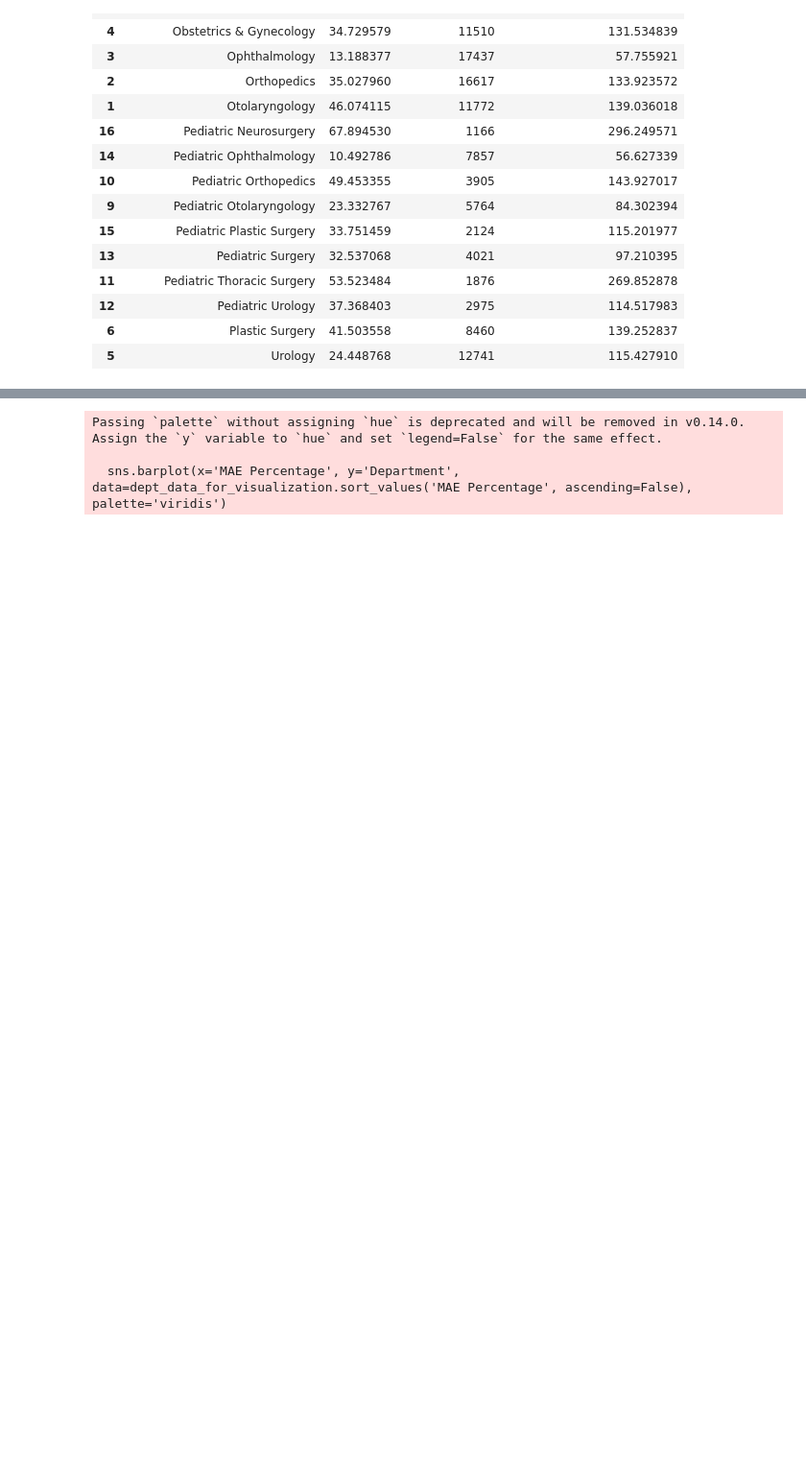
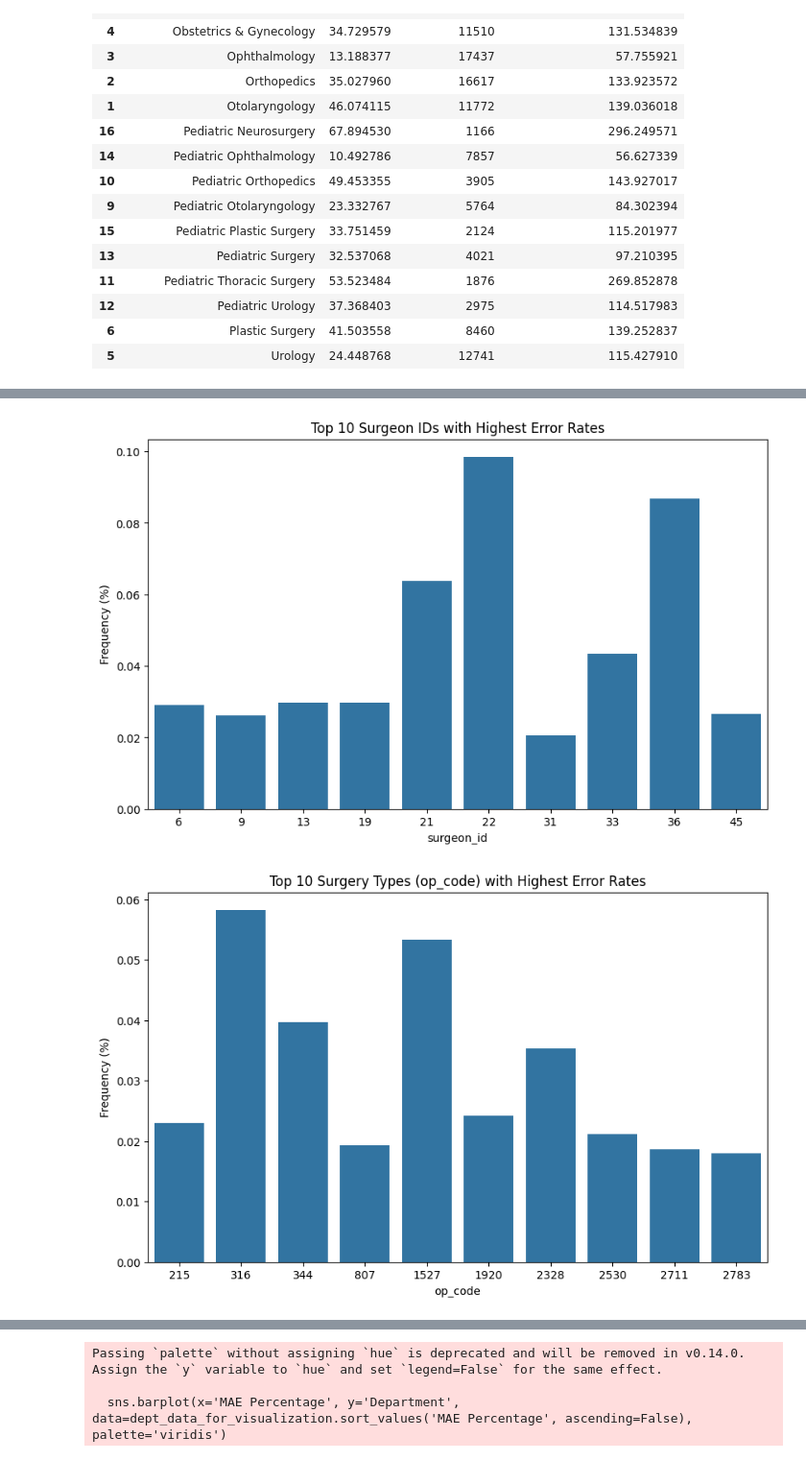
Before and after one commit to devguno/Surgical-Duration-Prediction, a Jupyter notebook: 1129_2.ipynb, the cells around one changed output, grey strips where cells are left out. Shown at 96% size. Cells and saved outputs as stored; diff of their text form; code cells hidden in the pictures; blank space fills up the shorter version.

```diff
--- a/1129_2.ipynb
+++ b/1129_2.ipynb
@@ -241,0 +435,57 @@ dept_data_for_visualization.sort_values(by='Department')
+# %%
+import matplotlib.pyplot as plt
+import seaborn as sns
+
+# Function to calculate and plot the distribution of a given column
+def plot_distribution(df, column_name, title):
+    distribution = df[column_name].value_counts(normalize=True).head(10)  # Taking top 10 for clarity
+    plt.figure(figsize=(10, 6))
+    sns.barplot(x=distribution.index, y=distribution.values)
+    plt.title(title)
+    plt.ylabel('Frequency (%)')
+    plt.xlabel(column_name)
+    plt.show()
+    return distribution
+
+# Plotting distributions for the requested columns
+surgeon_id_distribution = plot_distribution(top_error_data, 'surgeon_id', 'Top 10 Surgeon IDs with Highest Error Rates')
+op_code_distribution = plot_distribution(top_error_data, 'op_code', 'Top 10 Surgery Types (op_code) with Highest Error Rates')
+condition_source_value_distribution = plot_distribution(top_error_data, 'condition_source_value', 'Top 10 Condition Source Values with Highest Error Rates')
+
+# For surgical departments, day of the week, and month, extracting the relevant columns
+surgical_department_columns = [col for col in top_error_data.columns if 'surgical_department_' in col]
+day_of_week_columns = [col for col in top_error_data.columns if 'day_of_the_week_' in col]
+month_columns = [col for col in top_error_data.columns if 'month_' in col]
+
+# Summing boolean flags to calculate distribution
+surgical_department_distribution = top_error_data[surgical_department_columns].sum().sort_values(ascending=False).head(10)
+day_of_week_distribution = top_error_data[day_of_week_columns].sum().sort_values(ascending=False).head(10)
+month_distribution = top_error_data[month_columns].sum().sort_values(ascending=False).head(10)
+
+# Plotting distributions for surgical departments, day of the week, and month
+plt.figure(figsize=(10, 6))
+surgical_department_distribution.plot(kind='bar')
+plt.title('Top 10 Surgical Departments with Highest Error Rates')
+plt.ylabel('Number of High-Error Cases')
+plt.xlabel('Surgical Department')
+plt.show()
+
+plt.figure(figsize=(10, 6))
+day_of_week_distribution.plot(kind='bar')
+plt.title('Days of the Week with Highest Error Rates')
+plt.ylabel('Number of High-Error Cases')
+plt.xlabel('Day of the Week')
+plt.show()
+
+plt.figure(figsize=(10, 6))
+month_distribution.plot(kind='bar')
+plt.title('Months with Highest Error Rates')
+plt.ylabel('Number of High-Error Cases')
+plt.xlabel('Month')
+plt.show()
+
+# Returning the distributions for detailed view
+(surgeon_id_distribution, op_code_distribution, condition_source_value_distribution, surgical_department_distribution, day_of_week_distribution, month_distribution)
+# %% [output]
+[figure, added]
+[figure, added]
```
Also changed, not shown: parts of 10 cells of this notebook, 1 other file.
